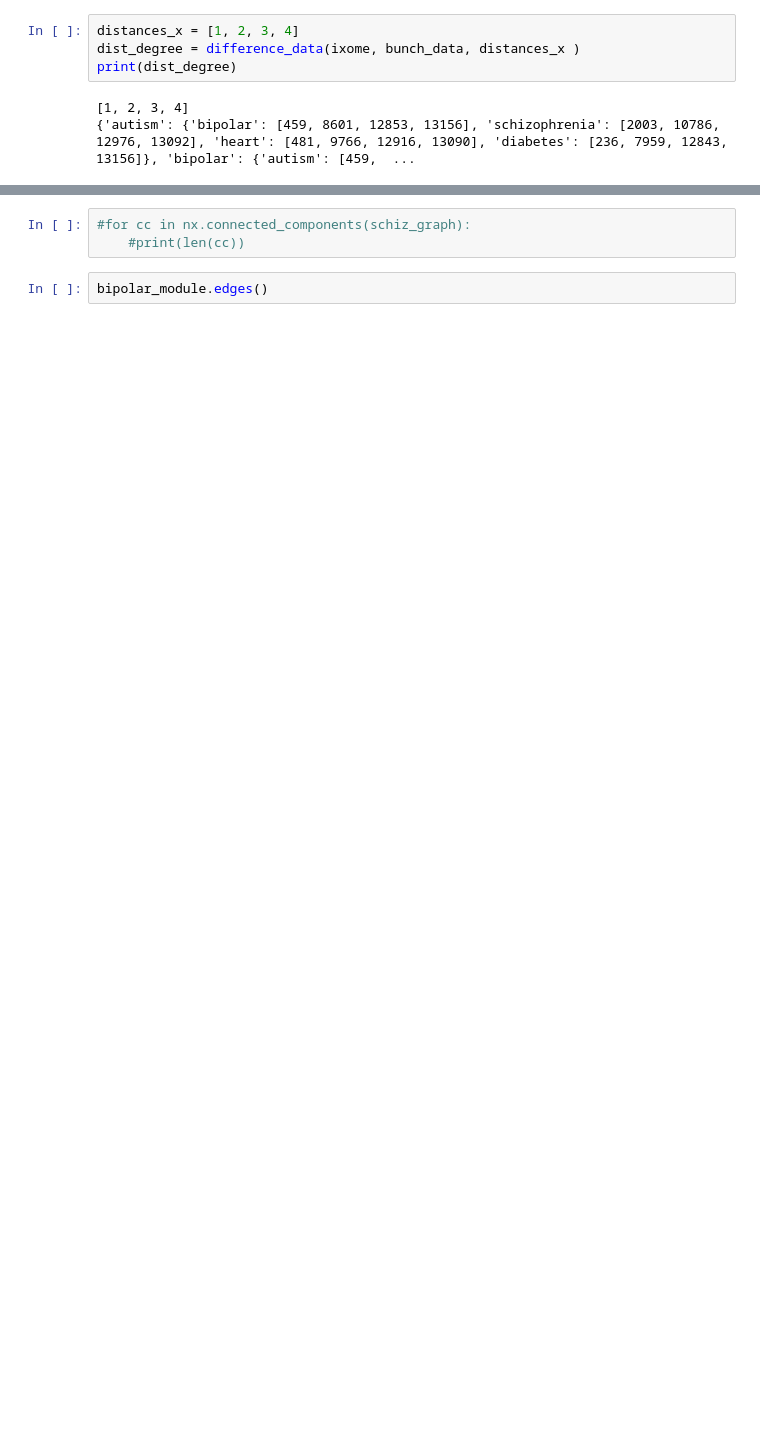
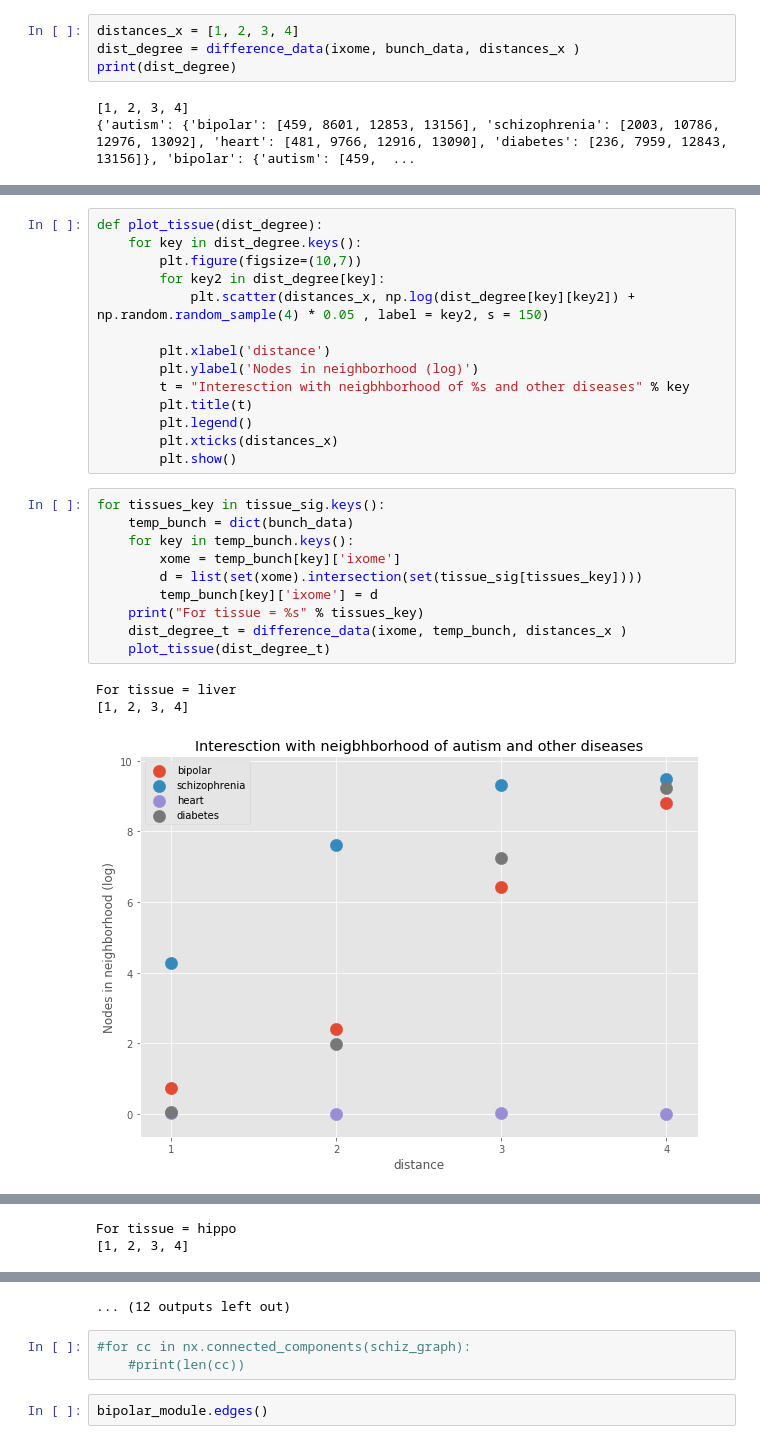
Before and after one commit to adityakaran/6047-project, a Jupyter notebook: analyze/Visualizing Disease Modules in the Interactome.ipynb, the cells around one changed output, grey strips where cells are left out. Cells and saved outputs as stored; diff of their text form; blank space fills up the shorter version.

```diff
--- a/analyze/Visualizing Disease Modules in the Interactome.ipynb
+++ b/analyze/Visualizing Disease Modules in the Interactome.ipynb
@@ -401,0 +473,28 @@ for key in dist_degree.keys():
+# %%
+def plot_tissue(dist_degree):
+    for key in dist_degree.keys():
+        plt.figure(figsize=(10,7))
+        for key2 in dist_degree[key]:
+            plt.scatter(distances_x, np.log(dist_degree[key][key2]) + np.random.random_sample(4) * 0.05 , label = key2, s = 150)
+
+        plt.xlabel('distance')
+        plt.ylabel('Nodes in neighborhood (log)')
+        t = "Interesction with neigbhborhood of %s and other diseases" % key
+        plt.title(t)
+        plt.legend()
+        plt.xticks(distances_x)
+        plt.show()
+# %%
+for tissues_key in tissue_sig.keys():
+    temp_bunch = dict(bunch_data)
+    for key in temp_bunch.keys():
+        xome = temp_bunch[key]['ixome']
+        d = list(set(xome).intersection(set(tissue_sig[tissues_key])))
+        temp_bunch[key]['ixome'] = d
+    print("For tissue = %s" % tissues_key)
+    dist_degree_t = difference_data(ixome, temp_bunch, distances_x )
+    plot_tissue(dist_degree_t)
+# %% [output]
+For tissue = liver
+[1, 2, 3, 4]
+[figure, added]
@@ -401,0 +505,2 @@ for key in dist_degree.keys():
+For tissue = hippo
+[1, 2, 3, 4]
@@ -402,3 +512,4 @@ for key in dist_degree.keys():
+... (12 outputs left out)
 # %%
 #for cc in nx.connected_components(schiz_graph):
     #print(len(cc))
```
Also changed, not shown: parts of 20 cells of this notebook.
